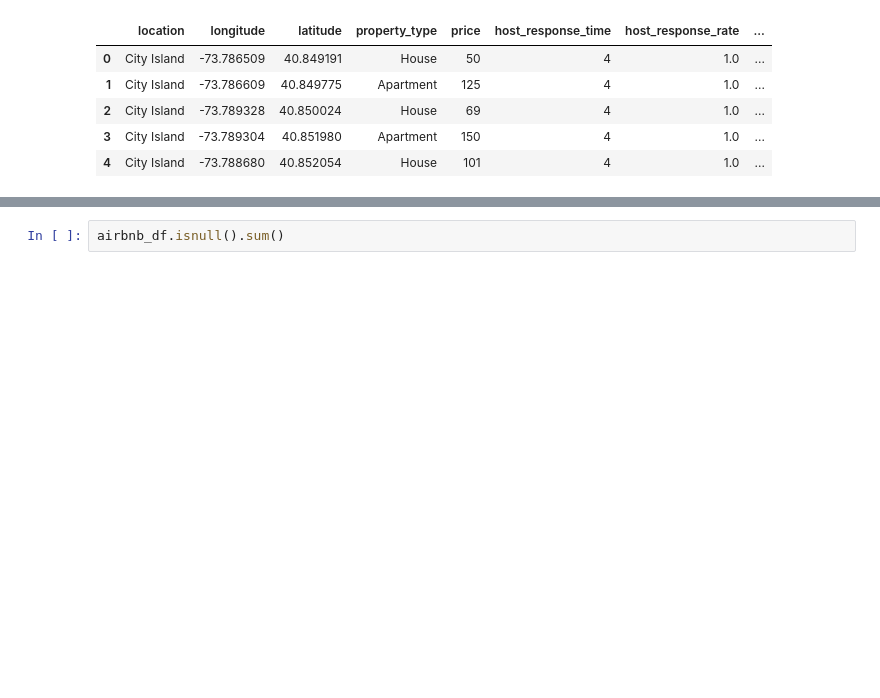
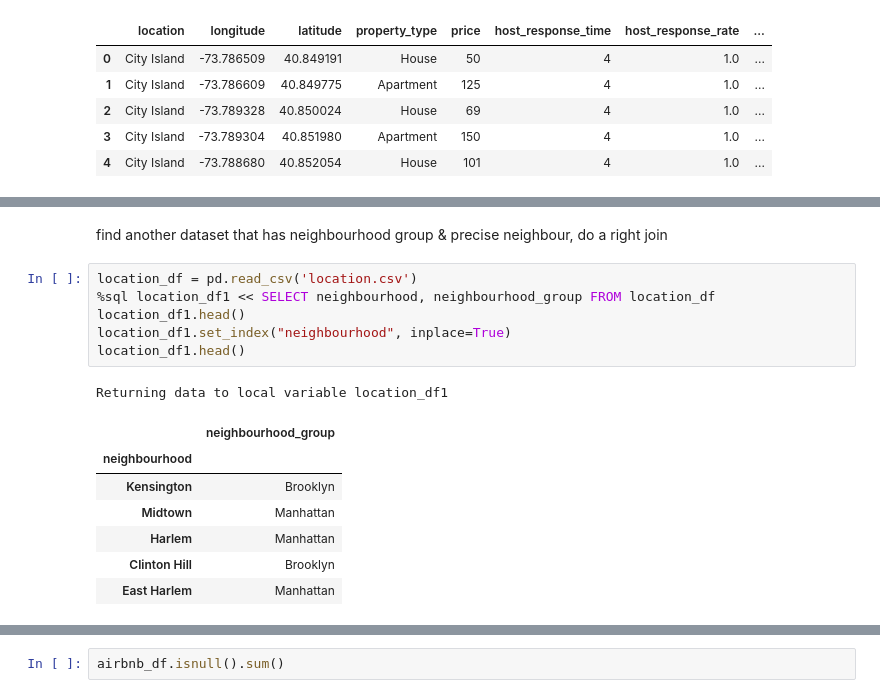
Before and after one commit to aliyasweeney/info2950-project, a Jupyter notebook: info2950-project-final/INFO2950.ipynb, the cells around one changed output, grey strips where cells are left out. Drawn from its saved outputs; the diff is of its cells as text; blank space fills up the shorter version.

Commit message:
edit neighbourhood

```diff
--- a/info2950-project-final/INFO2950.ipynb
+++ b/info2950-project-final/INFO2950.ipynb
@@ -172,0 +199,17 @@ float64
+# %% [markdown]
+find another dataset that has neighbourhood group & precise neighbour, do a right join
+# %%
+location_df = pd.read_csv('location.csv')
+%sql location_df1 << SELECT neighbourhood, neighbourhood_group FROM location_df
+location_df1.head()
+location_df1.set_index("neighbourhood", inplace=True)
+location_df1.head()
+# %% [output]
+Returning data to local variable location_df1
+|  | neighbourhood_group |
+| neighbourhood |  |
+| Kensington | Brooklyn |
+| Midtown | Manhattan |
+| Harlem | Manhattan |
+| Clinton Hill | Brooklyn |
+| East Harlem | Manhattan |
```
Also changed, not shown: parts of 14 cells of this notebook, 2 other files.
